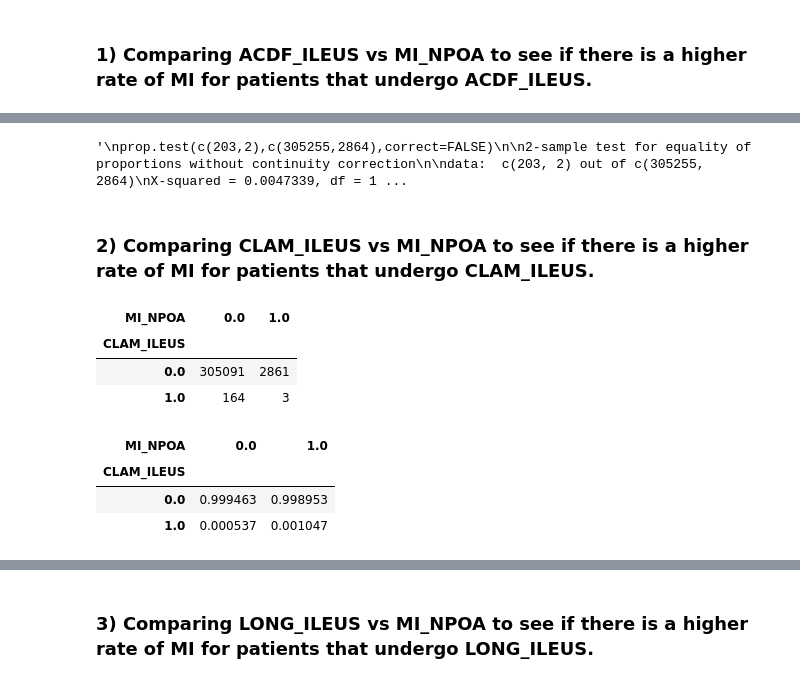
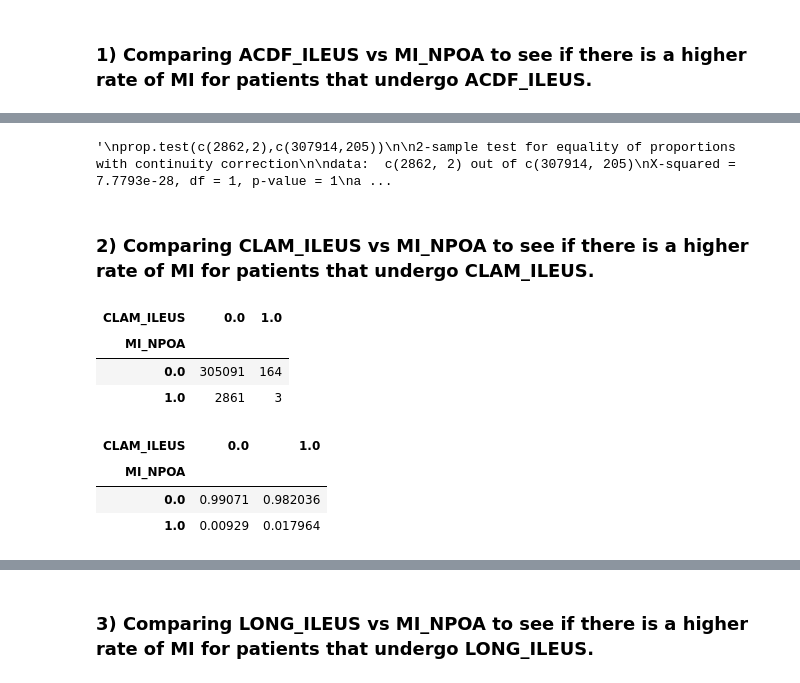
Before and after one commit to vionawu902/Loyola-ILEUS-Analysis, a Jupyter notebook: SPINE_ILEUS_CA.ipynb, the cells around one changed output, grey strips where cells are left out. Saved outputs shown, nothing was run; the diff lists cells and outputs as text; code cells hidden in the pictures.

```diff
--- a/SPINE_ILEUS_CA.ipynb
+++ b/SPINE_ILEUS_CA.ipynb
@@ -100,42 +100,42 @@ print('Odds ratio:', stats.fisher_exact(ct_ACDF_MI)[0])
 # %%
 #Implemented the hypothesis test in R
 '''
-prop.test(c(203,2),c(305255,2864),correct=FALSE)
+prop.test(c(2862,2),c(307914,205))
 
-2-sample test for equality of proportions without continuity correction
+2-sample test for equality of proportions with continuity correction
 
-data:  c(203, 2) out of c(305255, 2864)
-X-squared = 0.0047339, df = 1, p-value = 0.9451
+data:  c(2862, 2) out of c(307914, 205)
+X-squared = 7.7793e-28, df = 1, p-value = 1
 alternative hypothesis: two.sided
 95 percent confidence interval:
--0.0010050908  0.0009384783
+-0.01438175  0.01345916
 sample estimates:
-     prop 1       prop 2
-0.0006650178 0.0006983240
+    prop 1      prop 2
+0.009294803 0.009756098
 
 Warning message:
-In prop.test(c(203, 2), c(305255, 2864), correct = FALSE) :
+In prop.test(c(2862, 2), c(307914, 205)) :
  Chi-squared approximation may be incorrect
 '''
 #Insignificant
 # %% [output]
-'\nprop.test(c(203,2),c(305255,2864),correct=FALSE)\n\n2-sample test for equality of proportions without continuity correction\n\ndata:  c(203, 2) out of c(305255, 2864)\nX-squared = 0.0047339, df = 1 ...
+'\nprop.test(c(2862,2),c(307914,205))\n\n2-sample test for equality of proportions with continuity correction\n\ndata:  c(2862, 2) out of c(307914, 205)\nX-squared = 7.7793e-28, df = 1, p-value = 1\na ...
 # %% [markdown]
 ### 2) Comparing CLAM_ILEUS vs MI_NPOA to see if there is a higher rate of MI for patients that undergo CLAM_ILEUS.
 # %%
-ct_CLAM_MI = pd.crosstab(CAData.CLAM_ILEUS,CAData.MI_NPOA); ct_CLAM_MI
+ct_CLAM_MI = pd.crosstab(CAData.MI_NPOA,CAData.CLAM_ILEUS); ct_CLAM_MI
 # %% [output]
-| MI_NPOA | 0.0 | 1.0 |
-| CLAM_ILEUS |  |  |
-| 0.0 | 305091 | 2861 |
-| 1.0 | 164 | 3 |
+| CLAM_ILEUS | 0.0 | 1.0 |
+| MI_NPOA |  |  |
+| 0.0 | 305091 | 164 |
+| 1.0 | 2861 | 3 |
 # %%
-pd.crosstab(CAData.CLAM_ILEUS,CAData.MI_NPOA).apply(lambda x: x/x.sum(), 0)
+pd.crosstab(CAData.MI_NPOA,CAData.CLAM_ILEUS).apply(lambda x: x/x.sum(), 0)
 # %% [output]
-| MI_NPOA | 0.0 | 1.0 |
-| CLAM_ILEUS |  |  |
-| 0.0 | 0.999463 | 0.998953 |
-| 1.0 | 0.000537 | 0.001047 |
+| CLAM_ILEUS | 0.0 | 1.0 |
+| MI_NPOA |  |  |
+| 0.0 | 0.99071 | 0.982036 |
+| 1.0 | 0.00929 | 0.017964 |
 # %%
 print('Odds ratio:', stats.fisher_exact(ct_CLAM_MI)[0])
 # %% [output]
```
Also changed, not shown: parts of 75 cells of this notebook.
